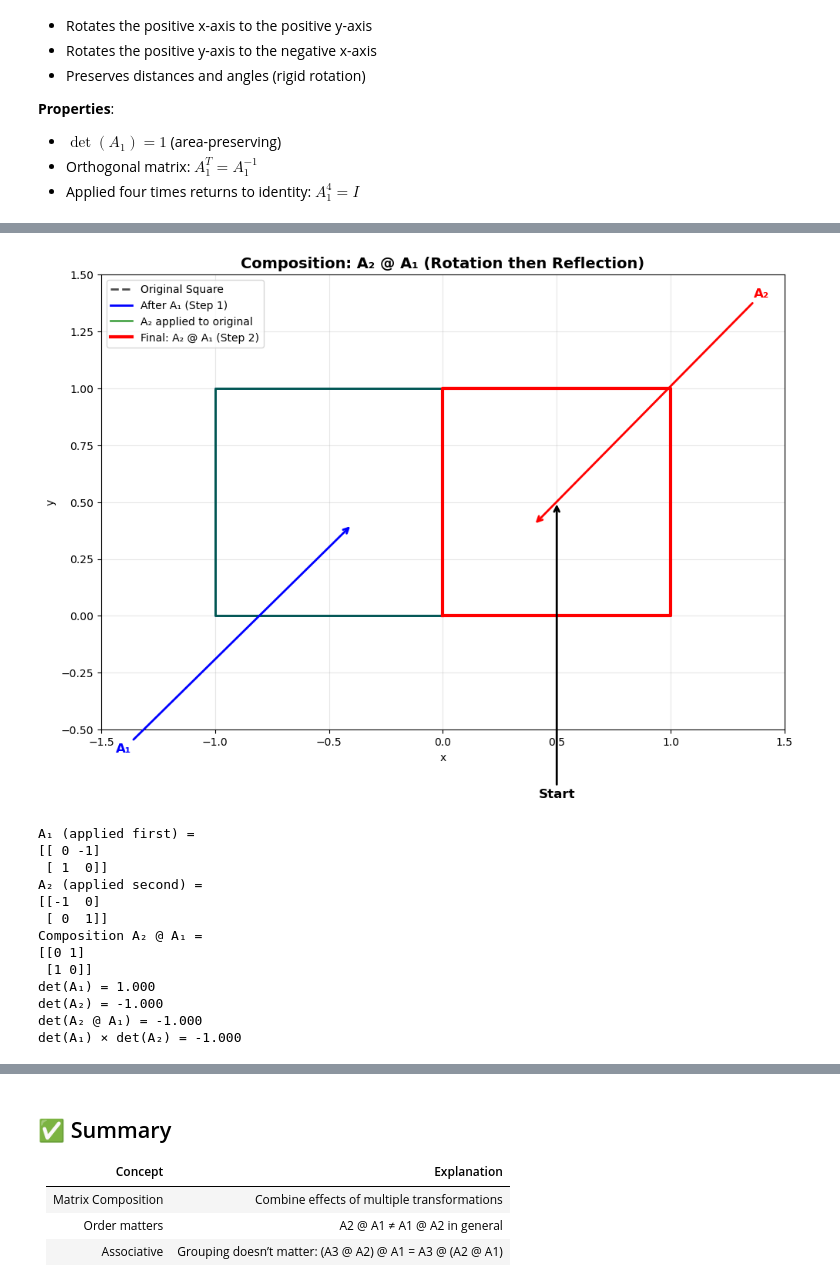
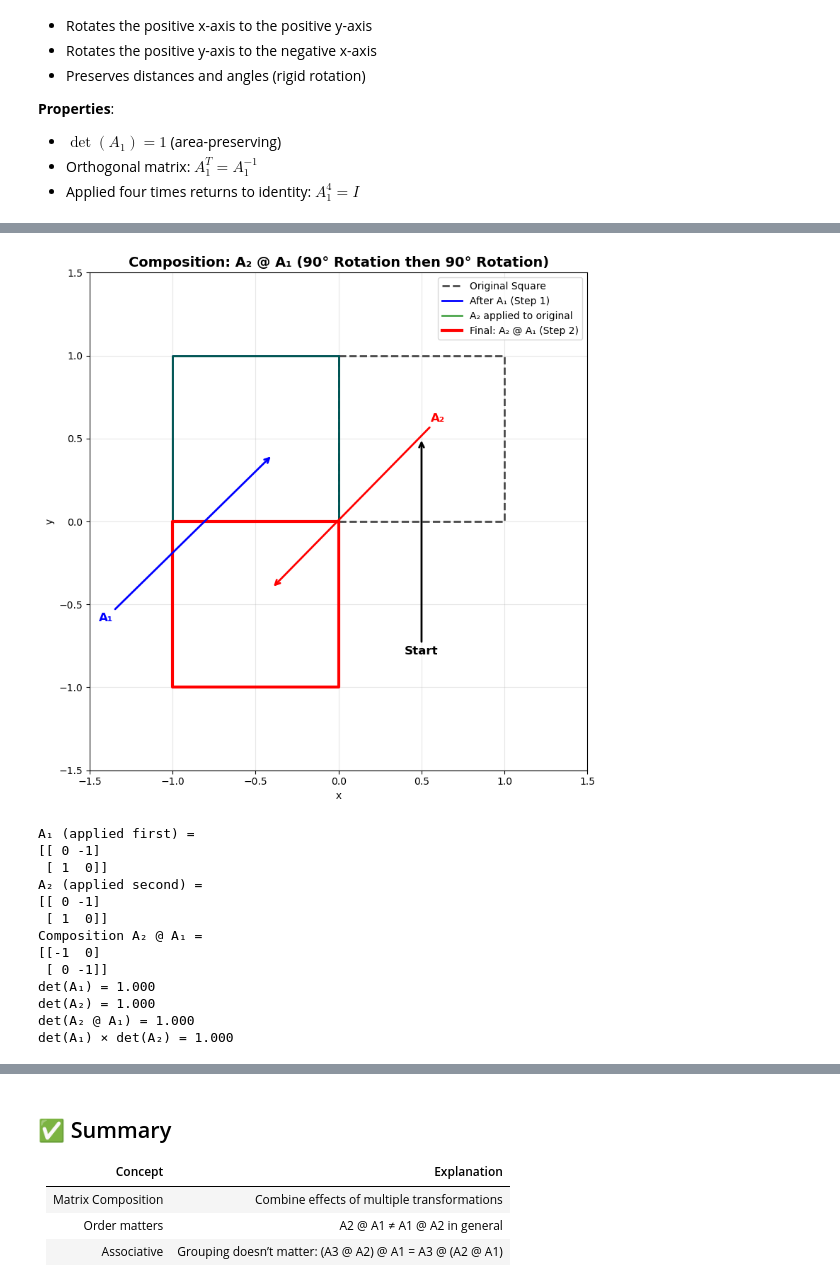
Before and after one commit to MarRoth93/Study_ML, a Jupyter notebook: math_for_ml/02_matrices/04_Matrix_Transformation_Composition.ipynb, the cells around one changed output, grey strips where cells are left out. Saved outputs shown, nothing was run; the diff lists cells and outputs as text; code cells hidden in the pictures.

```diff
--- a/math_for_ml/02_matrices/04_Matrix_Transformation_Composition.ipynb
+++ b/math_for_ml/02_matrices/04_Matrix_Transformation_Composition.ipynb
@@ -149,5 +149,5 @@ $$A_2 = \begin{bmatrix} -1 & 0 \\ 0 & 1 \end{bmatrix}$$
 # %%
-A2 = np.array([[-1, 0], [0, 1]])
+A2 = np.array([[0, -1], [1, 0]])
 # %% [markdown]
 ## 3. Composition: Apply $A_2$ after $A_1$
 
@@ -168,20 +170,20 @@ $$A_{\text{total}} = A_2 A_1 = \begin{bmatrix} -1 & 0 \\ 0 & 1 \end{bmatrix} \be
 # %%
-plot_composition(A1, A2, "Composition: A₂ @ A₁ (Rotation then Reflection)")
+plot_composition(A1, A2, "Composition: A₂ @ A₁ (90° Rotation then 90° Rotation)")
 # %% [output]
-[figure, old version]
+[figure, new version]
 A₁ (applied first) =
 [[ 0 -1]
  [ 1  0]]
 A₂ (applied second) =
+[[ 0 -1]
+ [ 1  0]]
+Composition A₂ @ A₁ =
 [[-1  0]
- [ 0  1]]
-Composition A₂ @ A₁ =
-[[0 1]
- [1 0]]
+ [ 0 -1]]
 det(A₁) = 1.000
-det(A₂) = -1.000
-det(A₂ @ A₁) = -1.000
-det(A₁) × det(A₂) = -1.000
+det(A₂) = 1.000
+det(A₂ @ A₁) = 1.000
+det(A₁) × det(A₂) = 1.000
 # %%
 import numpy as np
 
```
Also changed, not shown: parts of 6 cells of this notebook, 3 other files.
